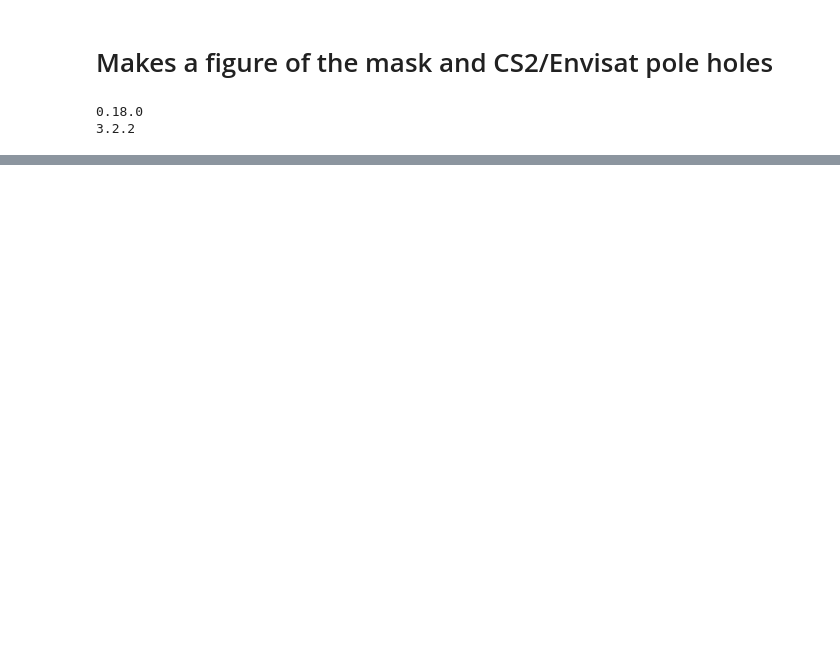
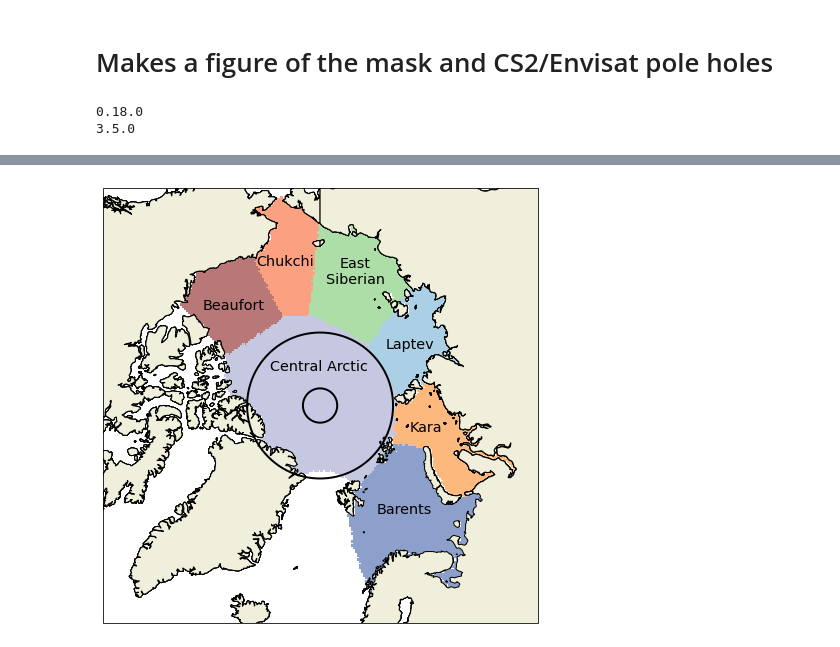
Before and after one commit to robbiemallett/SnowModel-LG_SIT_Impacts, a Jupyter notebook: Fig_mask_map.ipynb, the cells around one changed output, grey strips where cells are left out. Cells and saved outputs as stored; diff of their text form; code cells hidden in the pictures; blank space fills up the shorter version.

Commit message:
mask_map

```diff
--- a/Fig_mask_map.ipynb
+++ b/Fig_mask_map.ipynb
@@ -2,7 +2,6 @@
 # Makes a figure of the mask and CS2/Envisat pole holes
 # %%
 import mask
-# from mpl_toolkits.basemap import Basemap
 import numpy as np
 import numpy.ma as ma
 import matplotlib.pyplot as plt
@@ -13,7 +12,6 @@ import cartopy
 print(cartopy.__version__)
 import matplotlib
 print(matplotlib.__version__)
-from mask import select_region
 
 region_codes = {"Lakes":0,
         "Oceans":1,
@@ -34,8 +32,76 @@ region_codes = {"Lakes":0,
         "Land":20,
         "Coast":21}
 
-# Envisat orbital inclination = 98.55 degrees
-# Mask out anything North of 81.45 degrees
+mask_dir = '/home/robbie/Dropbox/rain_on_snow/mask.nc'
+mask_data = Dataset(mask_dir)
+
+lon, lat =np.array(mask_data['lon']), np.array(mask_data['lat'])
+my_mask = np.array(mask_data['mask_values'])
+
+###################################################################
+
+# Define what the colours should be and where the annotations should go
+
+Regions = {"Kara":('Oranges',(0.7,0.45)),
+            "Laptev":('Blues',(0.65,0.63)),
+            "East Siberian":('Greens',(0.5,0.78)),
+            "Chukchi":('Reds',(0.365,0.81)),
+            "Beaufort":('pink',(0.25,0.72)),
+            "Central Arctic":('Purples',(0.4,0.58)),
+            "Barents":('Set2',(0.63,0.25))}
+
+###################################################################
+
+# Make the plot
+mask_data = Dataset(mask_dir)
+
+lon, lat =np.array(mask_data['lon']), np.array(mask_data['lat'])
+my_mask = np.array(mask_data['mask_values'])
+
+###################################################################
+
+# Define what the colours should be and where the annotations should go
+
+
+Regions = {"Kara":('Oranges',(0.705,0.44)),
+            "Laptev":('Blues',(0.65,0.63)),
+            "East Siberian":('Greens',(0.58,0.78)),
+            "Chukchi":('Reds',(0.353,0.82)),
+            "Beaufort":('pink',(0.23,0.72)),
+            "Central Arctic":('Purples',(0.385,0.58)),
+            "Barents":('Set2',(0.63,0.25))}
+
+###################################################################
+
+# Make the plot
+
+fig = plt.figure(figsize=(10, 8))
+ax = plt.axes(projection=ccrs.NorthPolarStereo())
+
+for region in Regions.keys():
+
+    region_mask = np.ones((361,361))
+    region_mask = ma.masked_where(my_mask != region_codes[region], region_mask)
+    region_mask = np.ma.filled(region_mask.astype(float), np.nan)
+
+    ax.pcolormesh(lon, lat, region_mask[:-1,:-1], cmap=Regions[region][0], vmin=0, vmax = 3, transform=ccrs.PlateCarree())
+
+    if region == 'East Siberian': #Handles the line break required for ES sea
+        ax.annotate('East\nSiberian',xy=Regions[region][1],xycoords="axes fraction",fontsize='x-large',ha='center')
+    else:
+        ax.annotate(region,xy=Regions[region][1],xycoords="axes fraction",fontsize='x-large')
+
+    ax.add_feature(cartopy.feature.LAND, edgecolor='black',zorder=1)
+
+    ax.set_extent([-180, 180, 90, 65], ccrs.PlateCarree())
+
+# Annotate the Envisat and CS2 orbital limits
+
+ax.gridlines(ylocs=[88,81.5],xlocs=[],color='k',linewidth=2)
+
+# plt.savefig("/home/robbie/Dropbox/Apps/Overleaf/SnowModel-LG_Paper/Figures/mask_figure2.png",dpi=600, bbox_inches='tight')
+
+plt.show()
 # %% [output]
 0.18.0
-3.2.2
+3.5.0
@@ -41,0 +116 @@ region_codes = {"Lakes":0,
+[figure, added]
```
Also changed, not shown: parts of 3 cells of this notebook.
